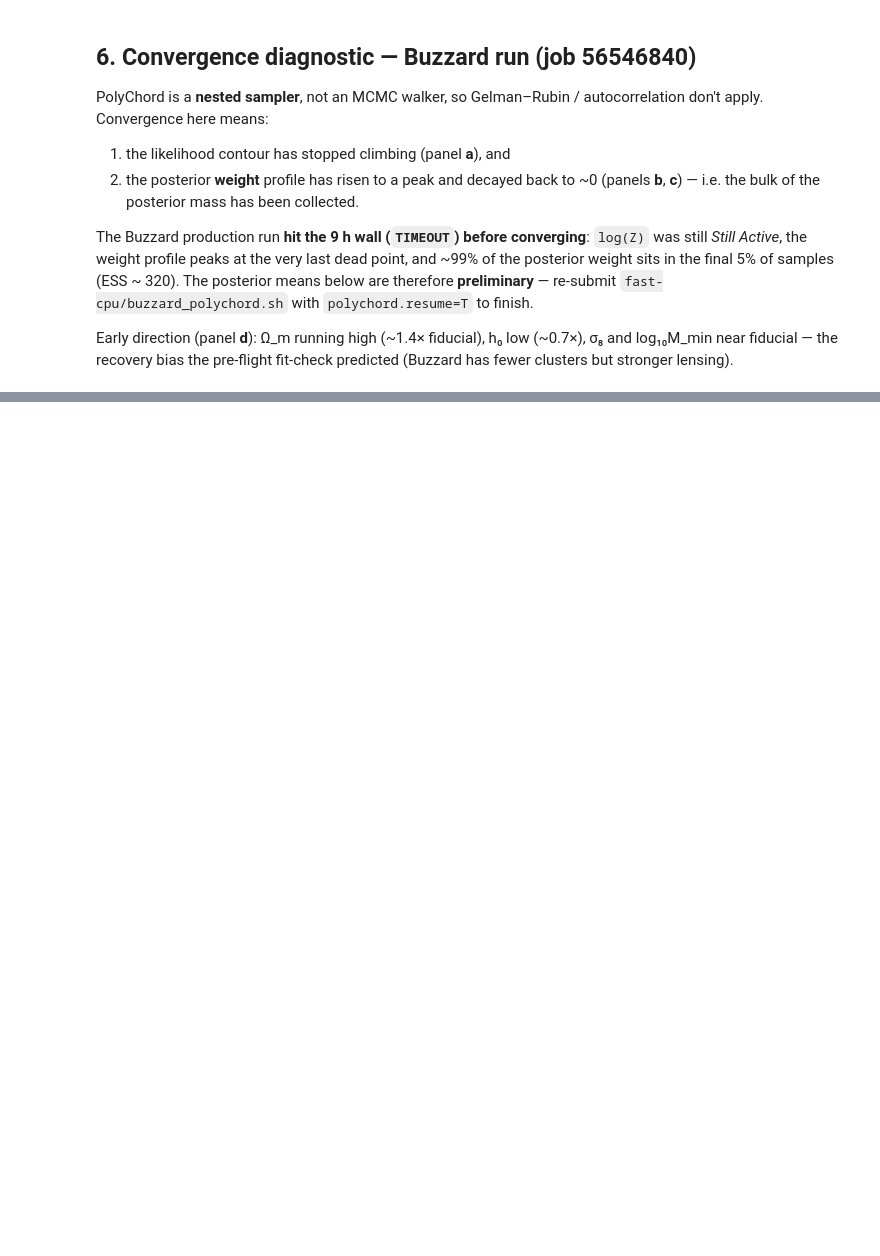
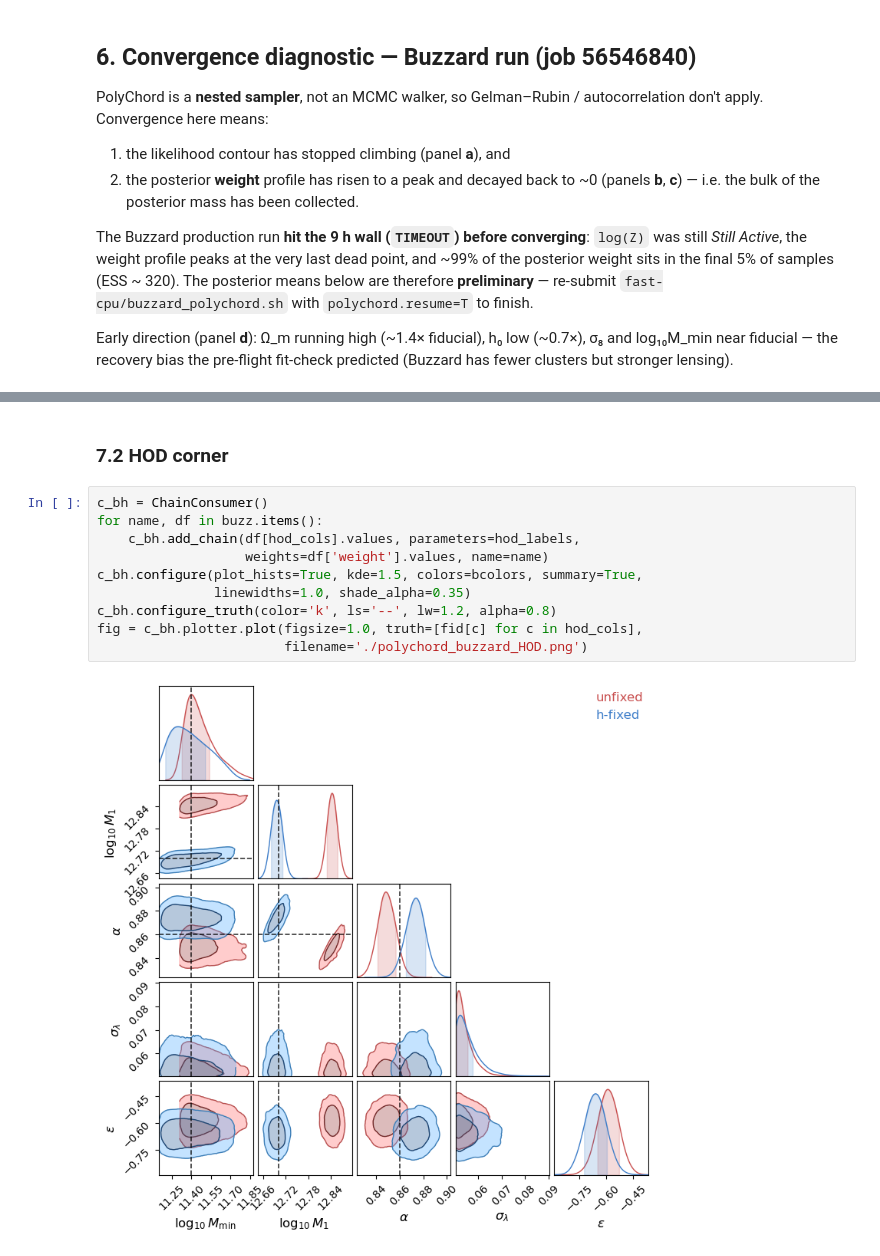
Before and after one commit to estevesjh/des-cluster-nersc, a Jupyter notebook: chains/Plot_Polychord_widePlanck_Chains.ipynb, the cells around one changed output, grey strips where cells are left out. Cells and saved outputs as stored; diff of their text form; blank space fills up the shorter version.

```diff
--- a/chains/Plot_Polychord_widePlanck_Chains.ipynb
+++ b/chains/Plot_Polychord_widePlanck_Chains.ipynb
@@ -326,0 +371,14 @@ plt.show()
+# %% [markdown]
+### 7.2 HOD corner
+# %%
+c_bh = ChainConsumer()
+for name, df in buzz.items():
+    c_bh.add_chain(df[hod_cols].values, parameters=hod_labels,
+                   weights=df['weight'].values, name=name)
+c_bh.configure(plot_hists=True, kde=1.5, colors=bcolors, summary=True,
+               linewidths=1.0, shade_alpha=0.35)
+c_bh.configure_truth(color='k', ls='--', lw=1.2, alpha=0.8)
+fig = c_bh.plotter.plot(figsize=1.0, truth=[fid[c] for c in hod_cols],
+                        filename='./polychord_buzzard_HOD.png')
+# %% [output]
+[figure, added]
```
Also changed, not shown: parts of 10 cells of this notebook, 11 other files.
